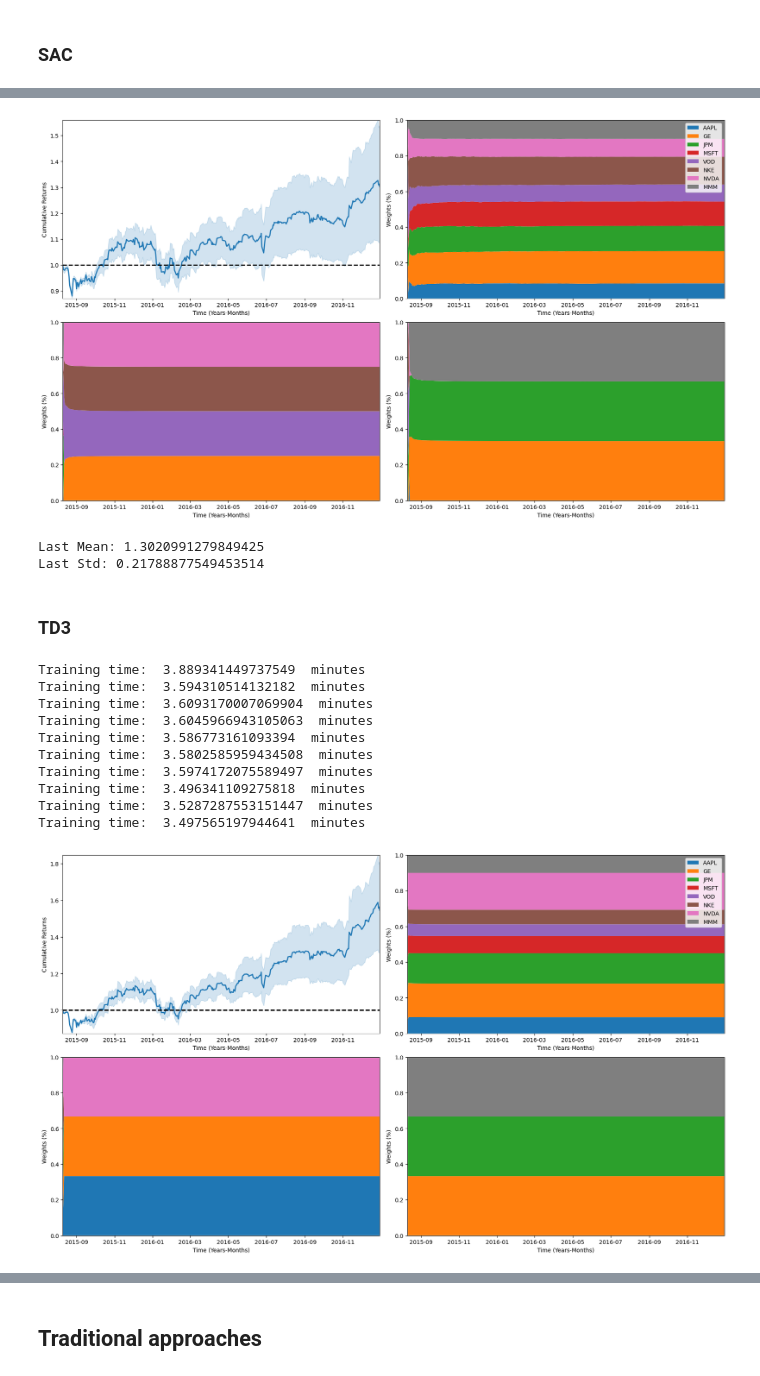
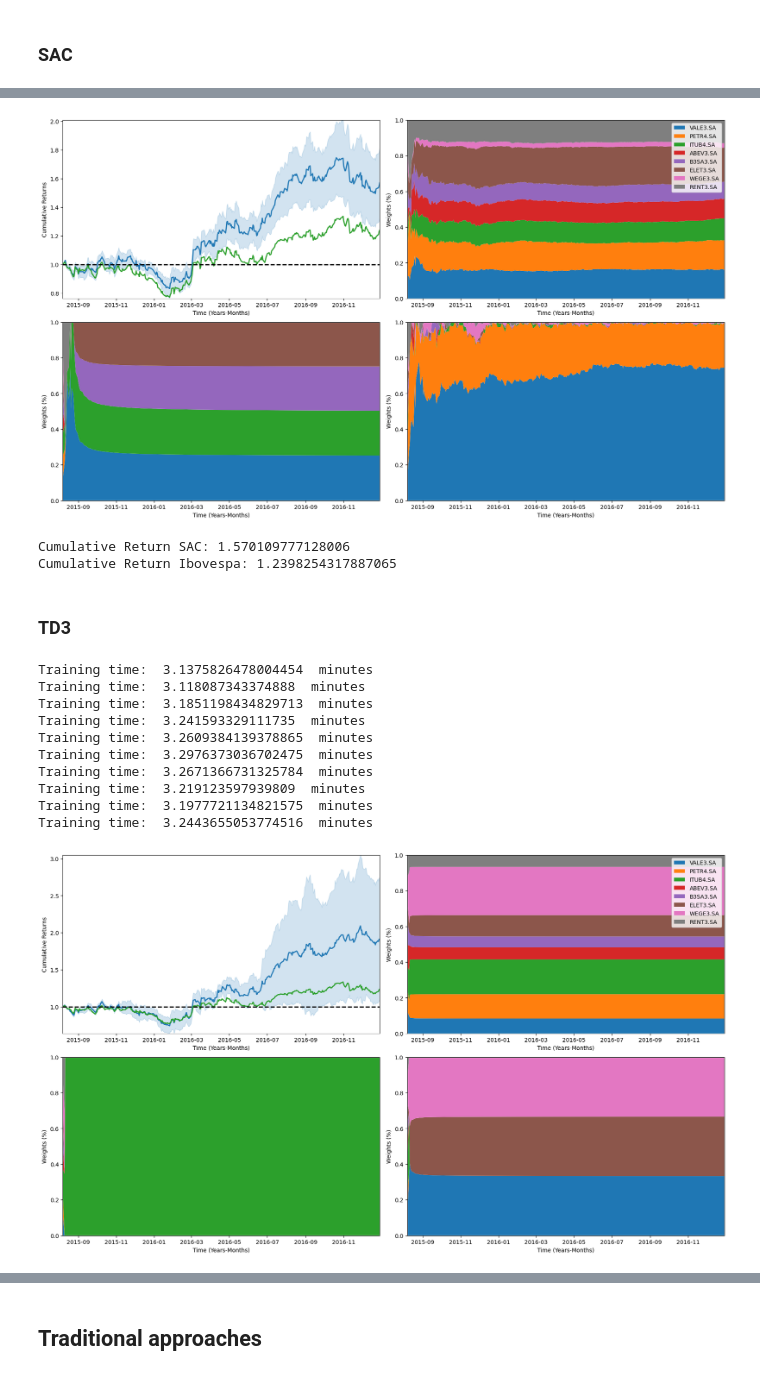
Before and after one commit to tsa3/Benchmarking-Strategies-for-Asset-Allocation, a Jupyter notebook: main.ipynb, the cells around one changed output, grey strips where cells are left out. Drawn from its saved outputs; the diff is of its cells as text; code cells hidden in the pictures.

Commit message:
feat: train using 15 days with Ibovespa

```diff
--- a/main.ipynb
+++ b/main.ipynb
@@ -32,7 +32,7 @@ import yfinance as yf
 # %%
 yf.pdr_override()
 
-tickers =  ["AAPL", "GE", "JPM", "MSFT", "VOD", "NKE", "NVDA", "MMM"]
+tickers =  ["VALE3.SA", "PETR4.SA", "ITUB4.SA", "ABEV3.SA", "B3SA3.SA", "ELET3.SA", "WEGE3.SA", "RENT3.SA"]
 df = pdr.get_data_yahoo([tickers][0], start='2010-01-01', end="2017-01-01")
 
 data = df.copy()
@@ -52,0 +53,12 @@ data.head(2)
+# %%
+benchmark = ["^BVSP"]
+df_benchmark = pdr.get_data_yahoo([benchmark][0], start='2015-08-07', end="2016-12-30")
+
+data_benchmark = df_benchmark.copy()
+data_benchmark['Adj Close'] = data_benchmark['Adj Close'].ffill()
+df_benchmark = df_benchmark.bfill(axis=1)
+data_benchmark['Adj Close'] = data_benchmark['Adj Close'].ffill()
+df_benchmark = df_benchmark.bfill(axis=1)
+
+data_benchmark = data_benchmark['Adj Close']
+data_benchmark.head(-1)
@@ -190,6 +224,10 @@ runs = 10
 policy = "MlpPolicy"
 length = test_re_df.shape[0]
 stocks = test_re_df.shape[1]
+# %%
+Cumulative_returns_daily_benchmark = np.zeros(length)
+for i in range(len(data_benchmark)):
+  Cumulative_returns_daily_benchmark[i] = data_benchmark[i] / data_benchmark[0]
 # %% [markdown]
 ### PPO
 # %%
@@ -499,6 +540,8 @@ sac_std = np.std(np.array(Cumulative_returns_daily_drl_sac),axis=0)
 
 axs[0,0].plot(test_re_df.index, sac_mean, color='tab:blue', linewidth =2.0)
 axs[0,0].fill_between(test_re_df.index, sac_mean - sac_std, sac_mean + sac_std, alpha=0.2, color='tab:blue')
+axs[0,0].plot(test_re_df.index, Cumulative_returns_daily_benchmark, color='tab:green', linewidth =2.0)
+
 axs[0,0].margins(x=0)
 axs[0,0].margins(y=0)
 axs[0,0].axhline(1, color='black', linestyle='--', lw=2)
@@ -507,7 +550,7 @@ axs[0,0].set_xlabel("Time (Years-Months)")
 
 portfolio_weights_sac_ = np.mean(np.array(portfolio_weights_sac),axis=0)
 df = pd.DataFrame (portfolio_weights_sac_, index = test_re_df.index, columns = tickers)
-axs[0,1].stackplot(test_re_df.index, df['AAPL'], df['GE'], df['JPM'], df['MSFT'], df['VOD'], df['NKE'], df['NVDA'], df['MMM'], labels=tickers)
+axs[0,1].stackplot(test_re_df.index, df['VALE3.SA'], df['PETR4.SA'], df['ITUB4.SA'], df['ABEV3.SA'], df['B3SA3.SA'], df['ELET3.SA'], df['WEGE3.SA'], df['RENT3.SA'], labels=tickers)
 axs[0,1].legend(loc='upper right')
 axs[0,1].margins(x=0)
 axs[0,1].margins(y=0)
@@ -516,7 +559,7 @@ axs[0,1].set_xlabel("Time (Years-Months)")
 
 portfolio_weights_sac_ = portfolio_weights_sac[np.argmax(Cumulative_returns_daily_drl_sac[:,-1])]
 df = pd.DataFrame (portfolio_weights_sac_, index = test_re_df.index, columns = tickers)
-axs[1,0].stackplot(test_re_df.index, df['AAPL'], df['GE'], df['JPM'], df['MSFT'], df['VOD'], df['NKE'], df['NVDA'], df['MMM'], labels=tickers)
+axs[1,0].stackplot(test_re_df.index, df['VALE3.SA'], df['PETR4.SA'], df['ITUB4.SA'], df['ABEV3.SA'], df['B3SA3.SA'], df['ELET3.SA'], df['WEGE3.SA'], df['RENT3.SA'], labels=tickers)
 axs[1,0].margins(x=0)
 axs[1,0].margins(y=0)
 axs[1,0].set_ylabel("Weights (%)")
@@ -524,7 +567,7 @@ axs[1,0].set_xlabel("Time (Years-Months)")
 
 portfolio_weights_sac_ = portfolio_weights_sac[np.argmin(Cumulative_returns_daily_drl_sac[:,-1])]
 df = pd.DataFrame (portfolio_weights_sac_, index = test_re_df.index, columns = tickers)
-axs[1,1].stackplot(test_re_df.index, df['AAPL'], df['GE'], df['JPM'], df['MSFT'], df['VOD'], df['NKE'], df['NVDA'], df['MMM'], labels=tickers)
+axs[1,1].stackplot(test_re_df.index, df['VALE3.SA'], df['PETR4.SA'], df['ITUB4.SA'], df['ABEV3.SA'], df['B3SA3.SA'], df['ELET3.SA'], df['WEGE3.SA'], df['RENT3.SA'], labels=tickers)
 axs[1,1].margins(x=0)
 axs[1,1].margins(y=0)
 axs[1,1].set_ylabel("Weights (%)")
@@ -532,13 +575,13 @@ axs[1,1].set_xlabel("Time (Years-Months)")
 
 plt.savefig(algo+'_'+str(timesteps)+'_'+str(rebalance_period)+'_drl0.png',bbox_inches='tight')
 # %% [output]
-[figure, old version]
+[figure, new version]
 # %%
-print(f"Last Mean: {sac_mean[-1]}")
-print(f"Last Std: {sac_std[-1]}")
+print(f"Cumulative Return SAC: {sac_mean[-1]}")
+print(f"Cumulative Return Ibovespa: {Cumulative_returns_daily_benchmark[-1]}")
 # %% [output]
-Last Mean: 1.3020991279849425
-Last Std: 0.21788877549453514
+Cumulative Return SAC: 1.570109777128006
+Cumulative Return Ibovespa: 1.2398254317887065
 # %% [markdown]
 ### TD3
 # %%
@@ -568,16 +611,16 @@ while (i<runs):
     Cumulative_returns_daily_drl_td3[i] = (1+return_stocks_td3).cumprod()
     i = i+1
 # %% [output]
-Training time:  3.889341449737549  minutes
-Training time:  3.594310514132182  minutes
-Training time:  3.6093170007069904  minutes
-Training time:  3.6045966943105063  minutes
-Training time:  3.586773161093394  minutes
-Training time:  3.5802585959434508  minutes
-Training time:  3.5974172075589497  minutes
-Training time:  3.496341109275818  minutes
-Training time:  3.5287287553151447  minutes
-Training time:  3.497565197944641  minutes
+Training time:  3.1375826478004454  minutes
+Training time:  3.118087343374888  minutes
+Training time:  3.1851198434829713  minutes
+Training time:  3.241593329111735  minutes
+Training time:  3.2609384139378865  minutes
+Training time:  3.2976373036702475  minutes
+Training time:  3.2671366731325784  minutes
+Training time:  3.219123597939809  minutes
+Training time:  3.1977721134821575  minutes
+Training time:  3.2443655053774516  minutes
 # %%
 fig, axs = plt.subplots(2, 2, figsize=(17,10),constrained_layout=True)
 
@@ -586,38 +629,39 @@ td3_std = np.std(np.array(Cumulative_returns_daily_drl_td3),axis=0)
 
 axs[0,0].plot(test_re_df.index, td3_mean, color='tab:blue', linewidth =2.0)
 axs[0,0].fill_between(test_re_df.index, td3_mean - td3_std, td3_mean + td3_std, alpha=0.2, color='tab:blue')
+axs[0,0].plot(test_re_df.index, Cumulative_returns_daily_benchmark, color='tab:green', linewidth =2.0)
 axs[0,0].margins(x=0)
 axs[0,0].margins(y=0)
 axs[0,0].axhline(1, color='black', linestyle='--', lw=2)
 axs[0,0].set_ylabel("Cumulative Returns")
 axs[0,0].set_xlabel("Time (Years-Months)")
 
 portfolio_weights_td3_ = np.mean(np.array(portfolio_weights_td3),axis=0)
 df = pd.DataFrame (portfolio_weights_td3_, index = test_re_df.index, columns = tickers)
-axs[0,1].stackplot(test_re_df.index, df['AAPL'], df['GE'], df['JPM'], df['MSFT'], df['VOD'], df['NKE'], df['NVDA'], df['MMM'], labels=tickers)
+axs[0,1].stackplot(test_re_df.index, df['VALE3.SA'], df['PETR4.SA'], df['ITUB4.SA'], df['ABEV3.SA'], df['B3SA3.SA'], df['ELET3.SA'], df['WEGE3.SA'], df['RENT3.SA'], labels=tickers)
 axs[0,1].legend(loc='upper right')
 axs[0,1].margins(x=0)
 axs[0,1].margins(y=0)
 axs[0,1].set_ylabel("Weights (%)")
 axs[0,1].set_xlabel("Time (Years-Months)")
 
 portfolio_weights_td3_ = portfolio_weights_td3[np.argmax(Cumulative_returns_daily_drl_td3[:,-1])]
 df = pd.DataFrame (portfolio_weights_td3_, index = test_re_df.index, columns = tickers)
-axs[1,0].stackplot(test_re_df.index, df['AAPL'], df['GE'], df['JPM'], df['MSFT'], df['VOD'], df['NKE'], df['NVDA'], df['MMM'], labels=tickers)
+axs[1,0].stackplot(test_re_df.index, df['VALE3.SA'], df['PETR4.SA'], df['ITUB4.SA'], df['ABEV3.SA'], df['B3SA3.SA'], df['ELET3.SA'], df['WEGE3.SA'], df['RENT3.SA'], labels=tickers)
 axs[1,0].margins(x=0)
 axs[1,0].margins(y=0)
 axs[1,0].set_ylabel("Weights (%)")
 axs[1,0].set_xlabel("Time (Years-Months)")
 
 portfolio_weights_td3_ = portfolio_weights_td3[np.argmin(Cumulative_returns_daily_drl_td3[:,-1])]
 df = pd.DataFrame (portfolio_weights_td3_, index = test_re_df.index, columns = tickers)
-axs[1,1].stackplot(test_re_df.index, df['AAPL'], df['GE'], df['JPM'], df['MSFT'], df['VOD'], df['NKE'], df['NVDA'], df['MMM'], labels=tickers)
+axs[1,1].stackplot(test_re_df.index, df['VALE3.SA'], df['PETR4.SA'], df['ITUB4.SA'], df['ABEV3.SA'], df['B3SA3.SA'], df['ELET3.SA'], df['WEGE3.SA'], df['RENT3.SA'], labels=tickers)
 axs[1,1].margins(x=0)
 axs[1,1].margins(y=0)
 axs[1,1].set_ylabel("Weights (%)")
 axs[1,1].set_xlabel("Time (Years-Months)")
 
 plt.savefig(algo+'_'+str(timesteps)+'_'+str(rebalance_period)+'_drl0.png',bbox_inches='tight')
 # %% [output]
-[figure, old version]
+[figure, new version]
 # %%
```
Also changed, not shown: parts of 36 cells of this notebook.
